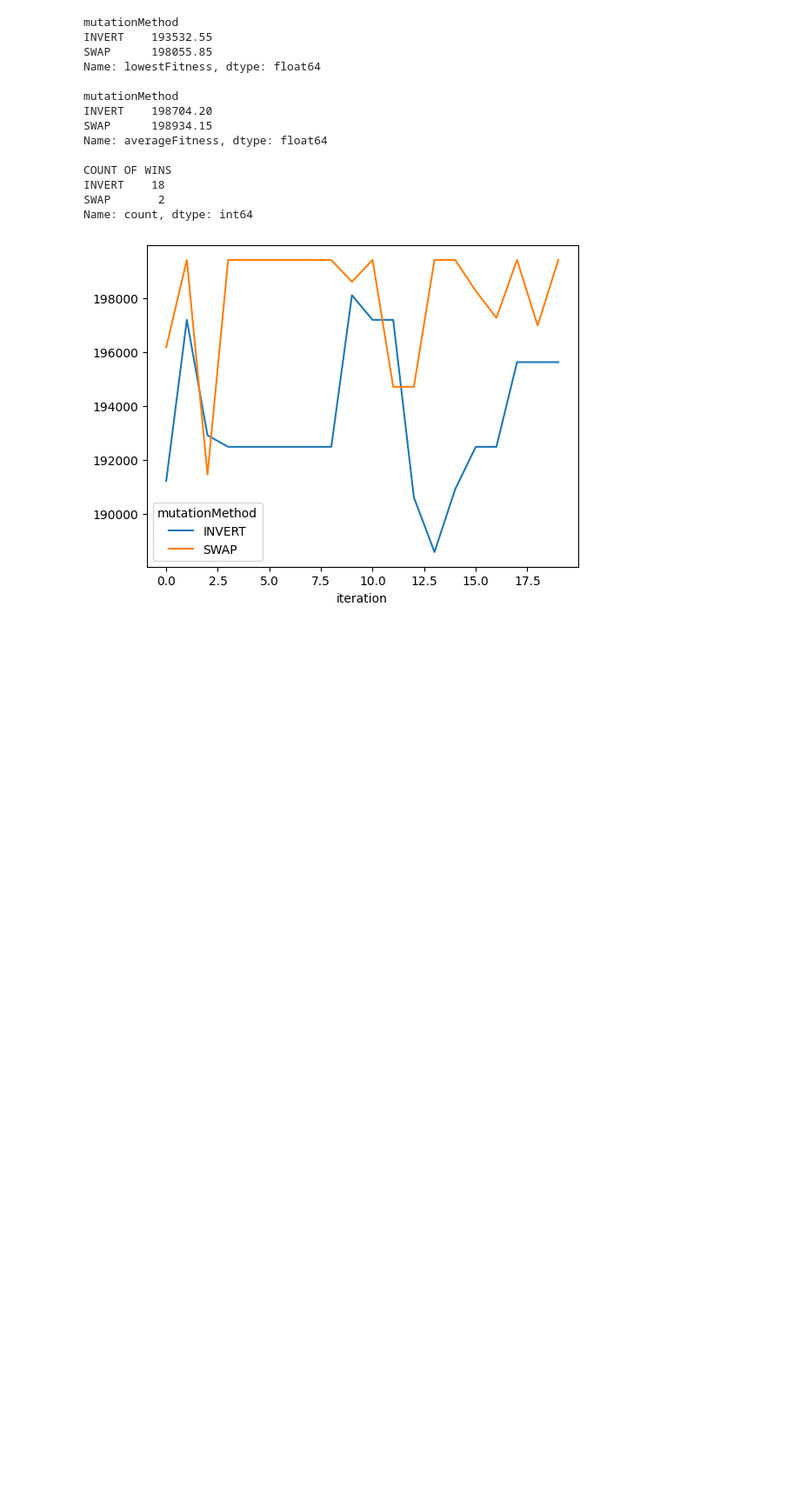
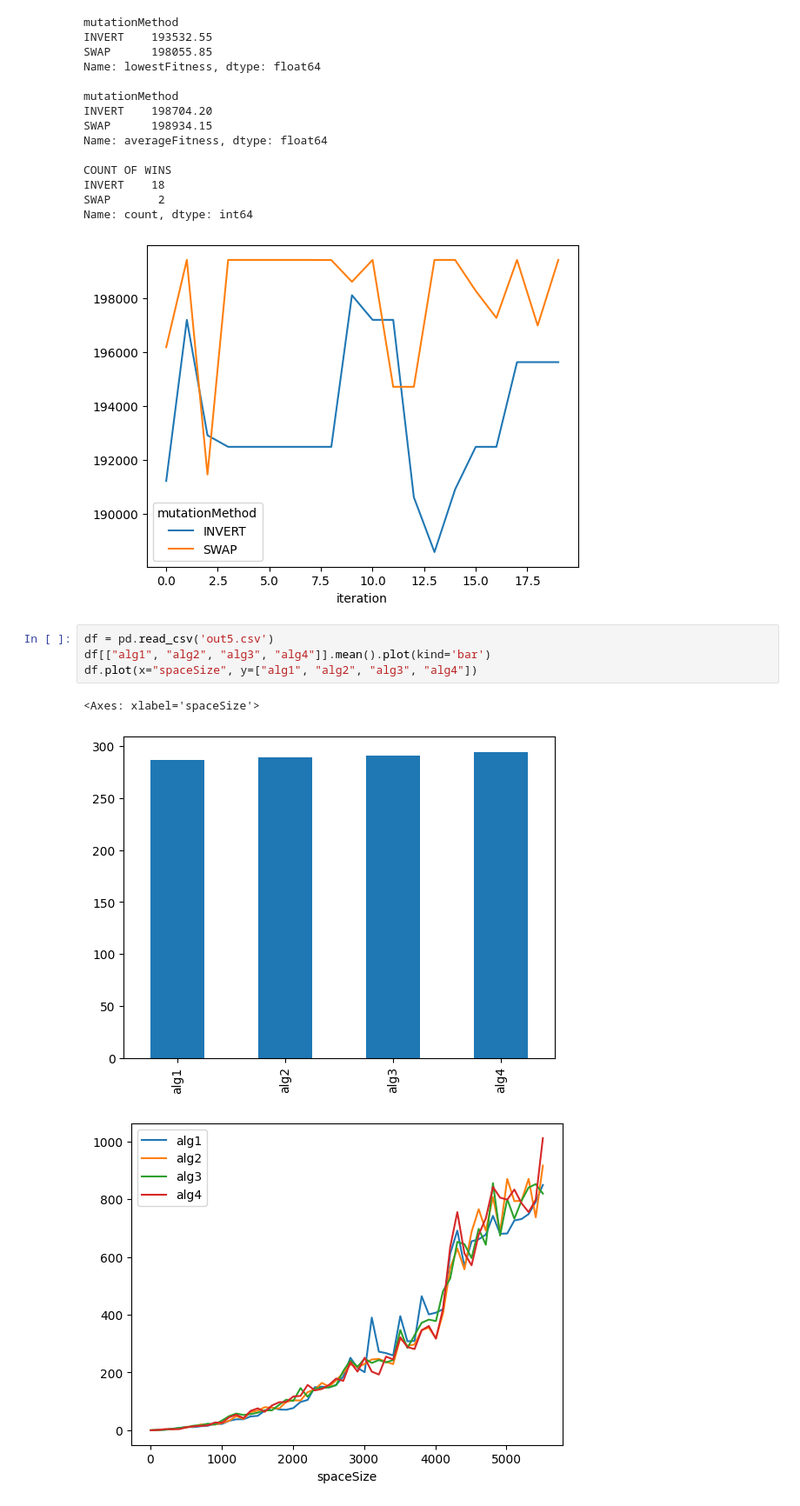
Before and after one commit to fagner02/Genetic-Algorithm, a Jupyter notebook: .ipynb, the cells around one changed output. Shown at 87% size. Saved outputs shown, nothing was run; the diff lists cells and outputs as text; blank space fills up the shorter version.

```diff
--- a/.ipynb
+++ b/.ipynb
@@ -99,3 +99,11 @@ INVERT    18
 SWAP       2
 Name: count, dtype: int64
 [figure]
+# %%
+df = pd.read_csv('out5.csv')
+df[["alg1", "alg2", "alg3", "alg4"]].mean().plot(kind='bar')
+df.plot(x="spaceSize", y=["alg1", "alg2", "alg3", "alg4"])
+# %% [output]
+<Axes: xlabel='spaceSize'>
+[figure, added]
+[figure, added]
```
Also changed, not shown: parts of 1 cell of this notebook, 5 other files.
